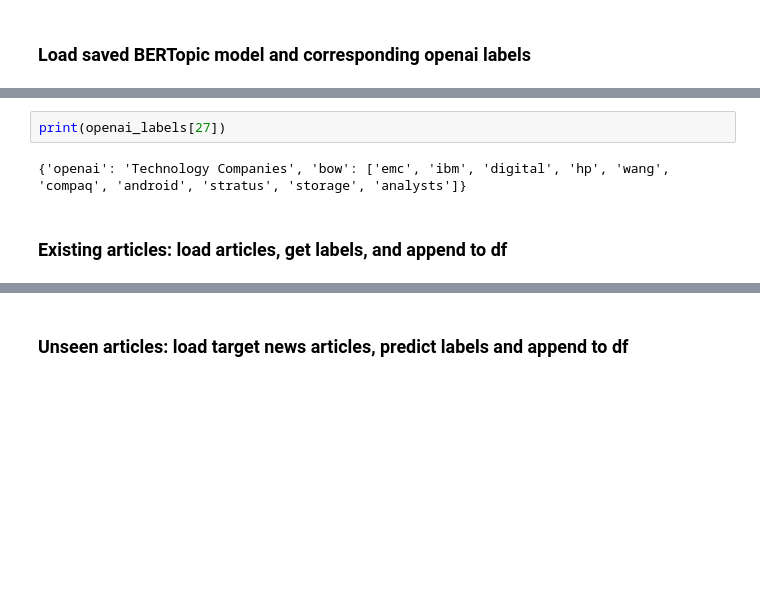
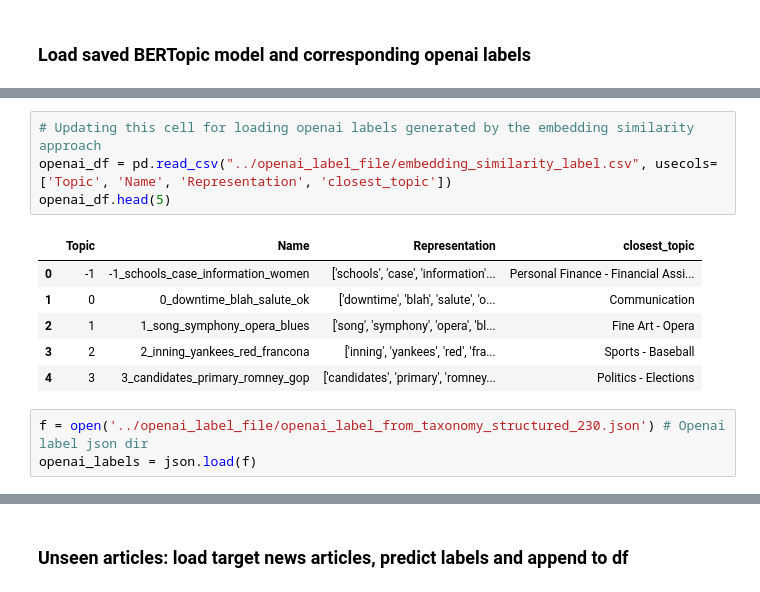
Before and after one commit to BU-Spark/ml-naacp, a Jupyter notebook: topic_model/prompt_with_taxonomy/inference_taxonomy.ipynb, the cells around one changed output, grey strips where cells are left out. Cells and saved outputs as stored; diff of their text form; blank space fills up the shorter version.

```diff
--- a/topic_model/prompt_with_taxonomy/inference_taxonomy.ipynb
+++ b/topic_model/prompt_with_taxonomy/inference_taxonomy.ipynb
@@ -22,6 +42,14 @@ topic_df = topic_model.get_topic_info()
+# %%
+# Updating this cell for loading openai labels generated by the embedding similarity approach
+openai_df = pd.read_csv("../openai_label_file/embedding_similarity_label.csv", usecols=['Topic', 'Name', 'Representation', 'closest_topic'])
+openai_df.head(5)
+# %% [output]
+|  | Topic | Name | Representation | closest_topic |
+| 0 | -1 | -1_schools_case_information_women | ['schools', 'case', 'information'... | Personal Finance - Financial Assi... |
+| 1 | 0 | 0_downtime_blah_salute_ok | ['downtime', 'blah', 'salute', 'o... | Communication |
+| 2 | 1 | 1_song_symphony_opera_blues | ['song', 'symphony', 'opera', 'bl... | Fine Art - Opera |
+| 3 | 2 | 2_inning_yankees_red_francona | ['inning', 'yankees', 'red', 'fra... | Sports - Baseball |
+| 4 | 3 | 3_candidates_primary_romney_gop | ['candidates', 'primary', 'romney... | Politics - Elections |
 # %%
-print(openai_labels[27])
+f = open('../openai_label_file/openai_label_from_taxonomy_structured_230.json') # Openai label json dir
+openai_labels = json.load(f)
-# %% [output]
-{'openai': 'Technology Companies', 'bow': ['emc', 'ibm', 'digital', 'hp', 'wang', 'compaq', 'android', 'stratus', 'storage', 'analysts']}
-# %% [markdown]
-### Existing articles: load articles, get labels, and append to df
```
Also changed, not shown: parts of 21 cells of this notebook, 1 other file.
